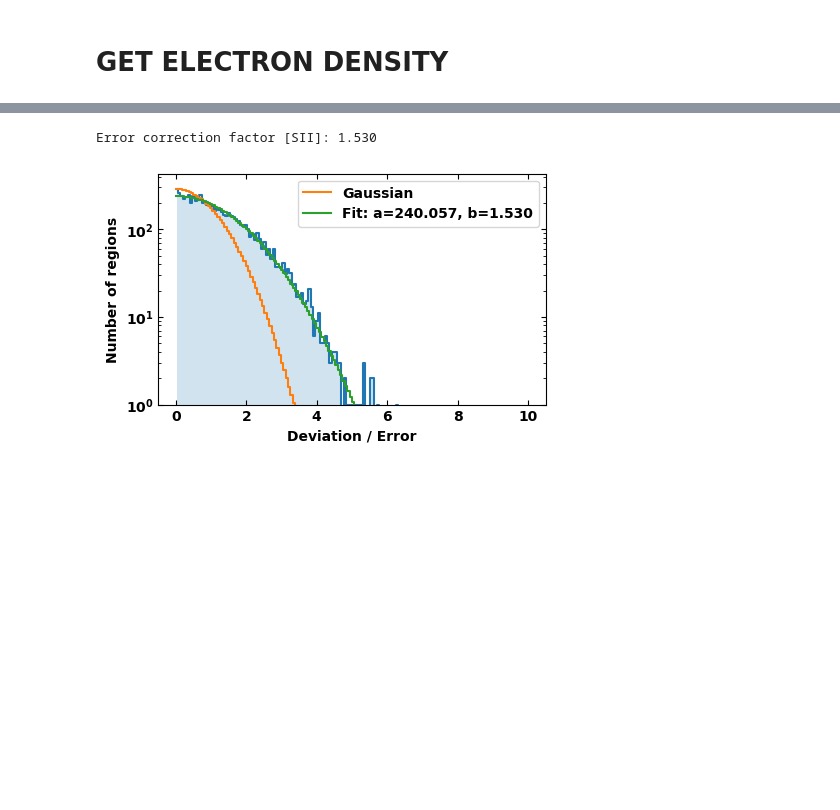
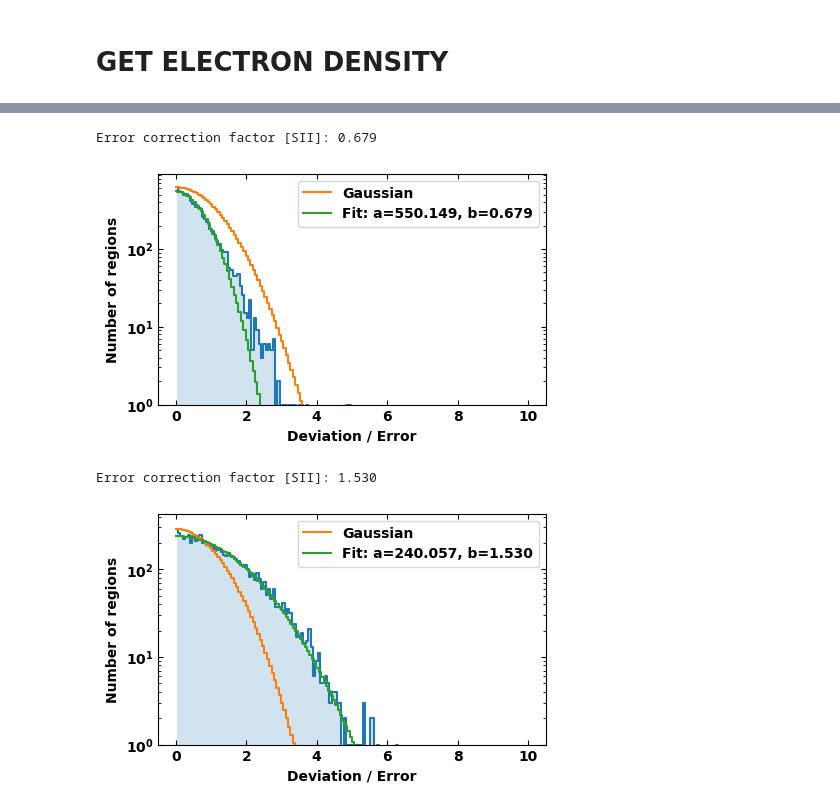
Before and after one commit to ashleythomasbarnes/analysis_phangs_hst, a Jupyter notebook: hstha_catalogue_v0p4/run_analysis_pressures/get_props.ipynb, the cells around one changed output, grey strips where cells are left out. Cells and saved outputs as stored; diff of their text form; code cells hidden in the pictures; blank space fills up the shorter version.

```diff
--- a/hstha_catalogue_v0p4/run_analysis_pressures/get_props.ipynb
+++ b/hstha_catalogue_v0p4/run_analysis_pressures/get_props.ipynb
@@ -49,3 +122,55 @@ def func(x, a, b):
+# %%
+# Get SII error correction factor from all MUSE data (need for statistics)
+
+sii1 = table_muse['SII6716_FLUX_CORR'].value
+sii2 = table_muse['SII6730_FLUX_CORR'].value
+sii1_err = table_muse['SII6716_FLUX_CORR_ERR'].value
+sii2_err = table_muse['SII6730_FLUX_CORR_ERR'].value
+t_n2 = table_muse['t_N2'].value
+t_n2[t_n2.mask] = 8000
+
+isHII = table_muse['HII_class_v3'] == 1
+mask = (sii1 > 0) & (sii2 > 0) & isHII
+
+sii_ratio = sii1 / sii2
+sii_ratio_err = sii_ratio * np.sqrt((sii1_err / sii1)**2 + (sii2_err / sii2)**2)
+sii_ratio_ll = sii_ratio_ll_func(t_n2)
+# sii_ratio_ll = 1.48922887 - 3.94351016e-6 * t_n2 # Don't know where this comes from...
+# sii_ratio_ll = 1.4484 # Sanders et al (2016, ApJ, 816, 23)
+
+sii_ratio_lldiff = sii_ratio - sii_ratio_ll
+sii_ratio_lldifferr = sii_ratio_lldiff / sii_ratio_err
+
+sii_ratio = sii_ratio[mask]
+sii_ratio_err = sii_ratio_err[mask]
+sii_ratio_lldiff = sii_ratio_lldiff[mask]
+sii_ratio_lldifferr = sii_ratio_lldifferr[mask]
+
+bins = np.linspace(0, 10, 150)
+bins1, bins_cent1, hist1 = get_hist(sii_ratio_lldifferr[sii_ratio_lldifferr >= 0], bins=bins, norm=False)
+fig = plt.figure(figsize=(5, 3))
+ax = fig.add_subplot(111)
+ax.plot(bins_cent1, hist1, ds='steps-mid')
+ax.fill_between(bins_cent1, hist1, alpha=0.2, step='mid')
+
+ax.plot(bins, func(bins, np.nanmax(hist1), 1), ds='steps-mid', label='Gaussian')
+
+ax.set_yscale('log')
+ax.set_ylim(1.0, np.nanmax(hist1)*1.5)
+
+popt, pcov = curve_fit(func, bins_cent1, hist1, p0=[np.nanmax(hist1), 1])
+ax.plot(bins, func(bins, *popt), ds='steps-mid', label='Fit: a=%5.3f, b=%5.3f' %tuple(popt))
+
+ax.legend()
+
+ax.set_xlabel("Deviation / Error")
+ax.set_ylabel("Number of regions")
+
+error_factor = popt[1]
+print('Error correction factor [SII]: %0.3f' %error_factor)
+# %% [output]
+Error correction factor [SII]: 0.679
+[figure, added]
 # %%
 # Get SII error correction factor from all MUSE data (need for statistics)
 
```
Also changed, not shown: parts of 9 cells of this notebook.
